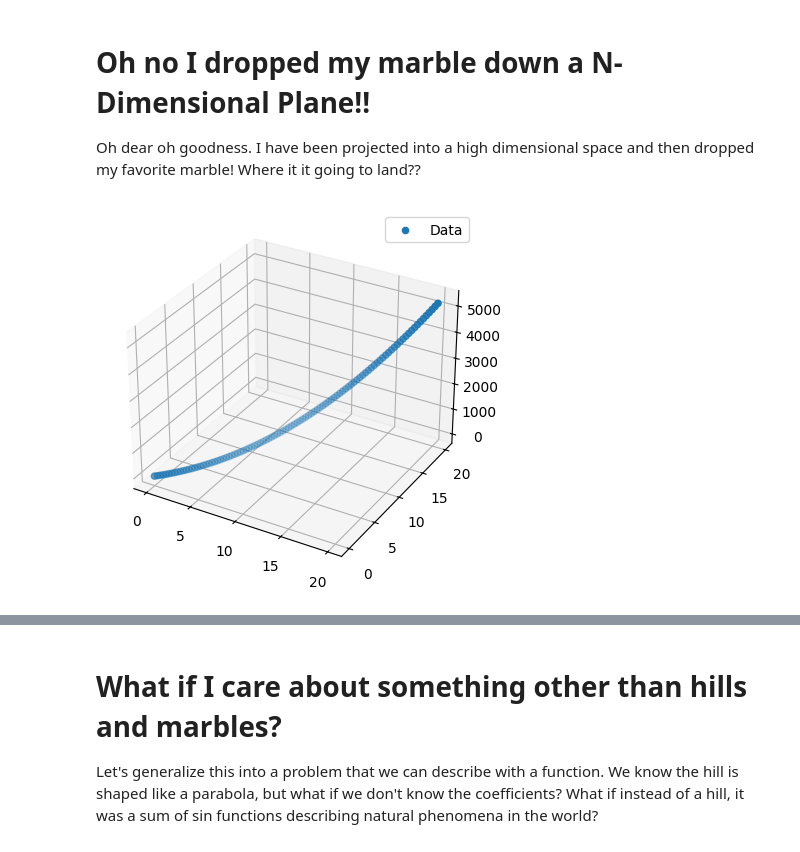
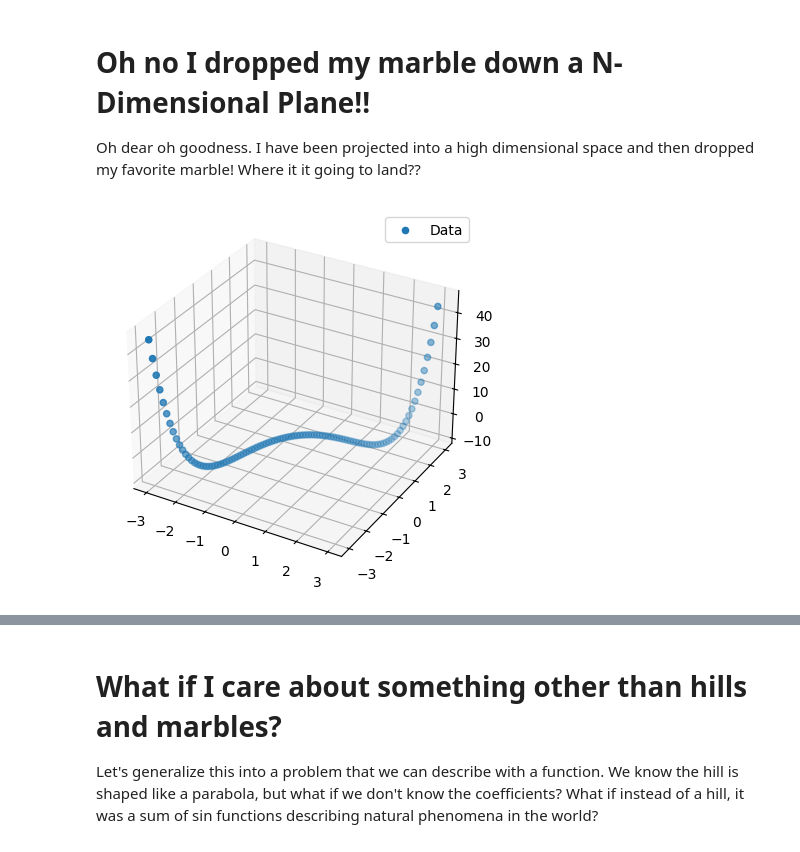
Before and after one commit to BNL-Fermilab-RENEW/tutorials_2025, a Jupyter notebook: RegressionClassification/RegressionClassification-Guide.ipynb, the cells around one changed output, grey strips where cells are left out. Drawn from its saved outputs; the diff is of its cells as text; code cells hidden in the pictures.

```diff
--- a/RegressionClassification/RegressionClassification-Guide.ipynb
+++ b/RegressionClassification/RegressionClassification-Guide.ipynb
@@ -154,22 +162,32 @@ Oh dear oh goodness.
 I have been projected into a high dimensional space and then dropped my favorite marble!
 Where it it going to land??
 # %%
-def y_func(x_1, x_2, x_3, x_4):
-    "Function of 4D space"
-    return x_1**2 + 2*x_2**2 + 4* x_3**2 + 6*x_4**2
-x_1 = np.linspace(0, 20, 100)
+def V(x_vector):
+    """
+    Function of 4D space
+    V(x) = -x_1 - x_1^2 + x_2^4 + 0.2*x_3 - 8*x_3^2 + 0.5*x_4 + x_4^6
+    """
+    return -1*x_vector[0] - x_vector[0]**2 + x_vector[1]**4 + 0.2*x_vector[2] - 8*x_vector[2]**2 + 0.5*x_vector[3] + x_vector[3]**6
+
+x_1 = np.linspace(-2, 2, 100)
 x = [x_1, x_1, x_1, x_1]
-y = y_func(x_1,x_1, x_1, x_1)
+y = V(x)
 # %%
 # Visualization of the space, projected into 3D.
-fig = plt.figure()
-ax = fig.add_subplot(111, projection='3d')
-ax.scatter(x[0], x[1], y, label="Data")
+def visualize(x_vector, y, y_pred=None, x_pred_loc=None):
+    fig = plt.figure()
+    ax = fig.add_subplot(111, projection='3d')
+    ax.scatter(x_vector[0], x_vector[1], y, label="Data")
 
-plt.legend()
-plt.show()
+    if y_pred is not None:
+        ax.scatter(x_pred_loc[0], x_pred_loc[1], y_pred, label="Model")
+
+    plt.legend()
+    plt.show()
+
+visualize(x, y)
 # %% [output]
-[figure, old version]
+[figure, new version]
 # %% [markdown]
 ## Group Activity - Find where the marble comes to rest
 
```
Also changed, not shown: parts of 31 cells of this notebook, 1 other file.
